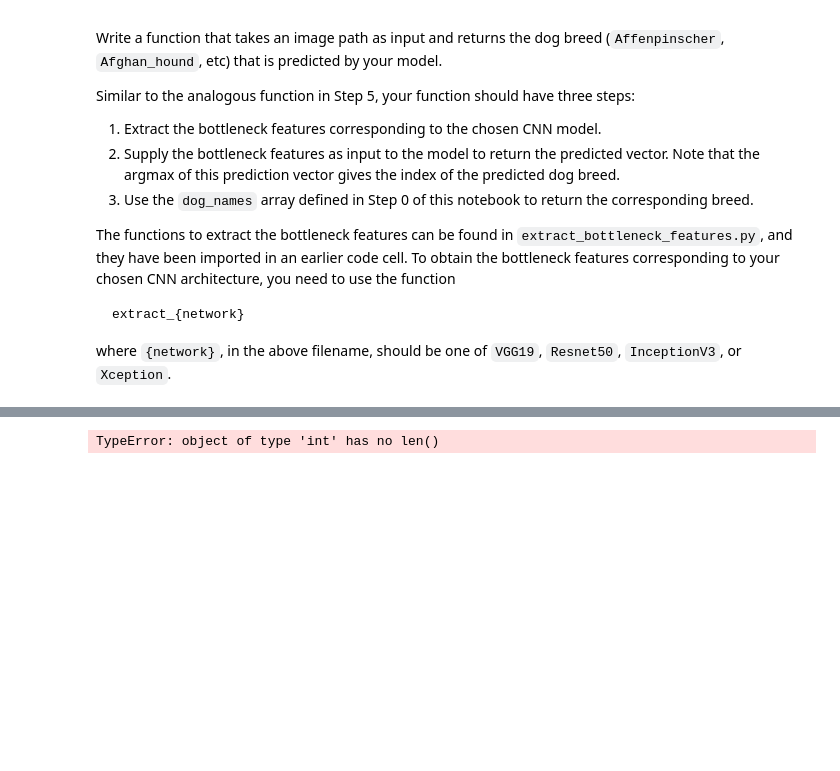
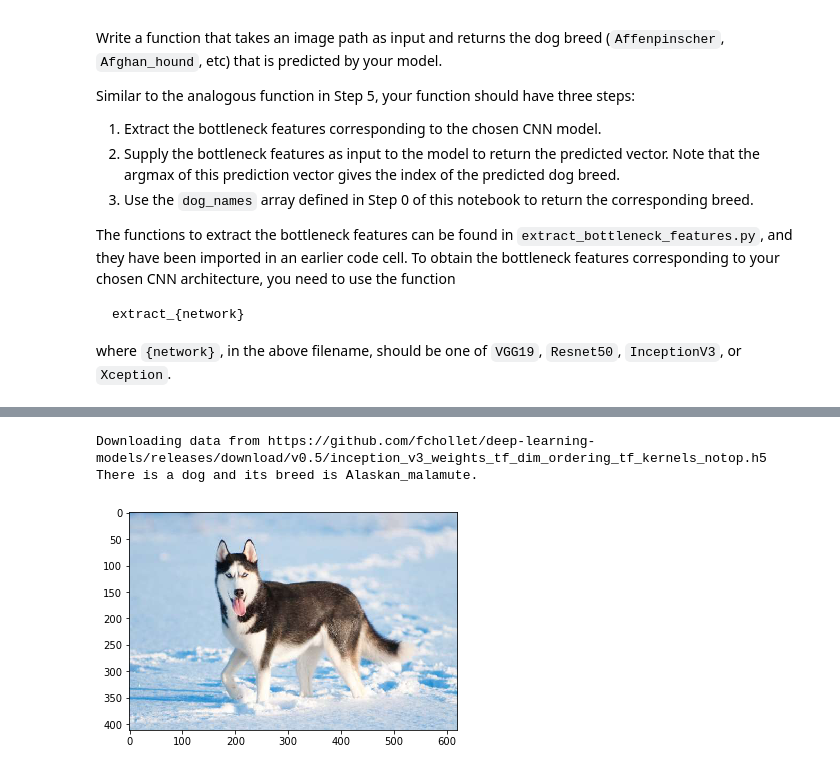
Before and after one commit to xpharry/dog-project, a Jupyter notebook: dog_app.ipynb, the cells around one changed output, grey strips where cells are left out. Saved outputs shown, nothing was run; the diff lists cells and outputs as text; code cells hidden in the pictures; blank space fills up the shorter version.

Commit message:
a saved report

```diff
--- a/dog_app.ipynb
+++ b/dog_app.ipynb
@@ -620,7 +668,7 @@ model.summary()
 ### (IMPLEMENTATION) Compile the Model
 # %%
 ### TODO: Compile the model.
-model.compile(optimizer='rmsprop', loss='categorical_crossentropy', metrics=['accuracy'])
+InceptionV3_model.compile(optimizer='rmsprop', loss='categorical_crossentropy', metrics=['accuracy'])
 # %% [markdown]
 ### (IMPLEMENTATION) Train the Model
 
@@ -643,7 +710,7 @@ model.fit(train_tensors, train_targets,
 ### (IMPLEMENTATION) Load the Model with the Best Validation Loss
 # %%
 ### TODO: Load the model weights with the best validation loss.
-model.load_weights('saved_models/weights.best.from_scratch.hdf5')
+InceptionV3_model.load_weights('saved_models/weights.best.InceptionV3.hdf5')
 # %% [markdown]
 ### (IMPLEMENTATION) Test the Model
 
@@ -674,10 +743,15 @@ where `{network}`, in the above filename, should be one of `VGG19`, `Resnet50`,
 # %%
 ### TODO: Write a function that takes a path to an image as input
 ### and returns the dog breed that is predicted by the model.
-def model_predict_breed(img_path):
-    # returns prediction vector for image located at img_path
-    img = preprocess_input(path_to_tensor(img_path))
-    return np.argmax(model.predict(img))
+from extract_bottleneck_features import *
+
+def InceptionV3_predict_breed(img_path):
+    # extract bottleneck features
+    bottleneck_feature = extract_InceptionV3(path_to_tensor(img_path))
+    # obtain predicted vector
+    predicted_vector = InceptionV3_model.predict(bottleneck_feature)
+    # return dog breed that is predicted by the model
+    return dog_names[np.argmax(predicted_vector)]
 # %% [markdown]
 ---
 <a id='step6'></a>
@@ -699,15 +773,20 @@ Some sample output for our algorithm is provided below, but feel free to design
 # %%
 ### TODO: Write your algorithm.
 ### Feel free to use as many code cells as needed.
-def detect_dog_or_human(img_path):
+def detect_dog_breed(img_path):
+    # display the image
+    img = cv2.imread(img_path)
+    rgb = cv2.cvtColor(img, cv2.COLOR_BGR2RGB)
+    img_plot = plt.imshow(rgb)
+    # predict the breed
+    breed = InceptionV3_predict_breed(img_path)
     if dog_detector(img_path):
-        predict = model_predict_breed(img_path)
-        return "It is a {}".format(predict)
+        print("There is a dog and its breed is {}.".format(breed))
     elif face_detector(img_path):
-        predict = model_predict_breed(img_path)
-        return "This human looks like a {}".format(predict)
+        print("There is a human looking like a {}.".format(breed))
     else:
-        return "There must be some error."
+        print("No dog or huamn in this image. There must be some error.")
+    return
 # %% [markdown]
 ---
 <a id='step7'></a>
@@ -725,10 +812,10 @@ __Answer:__
 # %%
 ## TODO: Execute your algorithm from Step 6 on
 ## at least 6 images on your computer.
 ## Feel free to use as many code cells as needed.
-for i in range(6):
-    index = random.choice(100)
-    print(index)
-#     print(detect_dog_or_human(img_path))
+img_path = './test_images/husky.jpg'
+detect_dog_breed(img_path)
 # %% [output]
-TypeError: object of type 'int' has no len()
+Downloading data from https://github.com/fchollet/deep-learning-models/releases/download/v0.5/inception_v3_weights_tf_dim_ordering_tf_kernels_notop.h5
+There is a dog and its breed is Alaskan_malamute.
+[figure, added]
```
Also changed, not shown: parts of 26 cells of this notebook, 8 other files.
